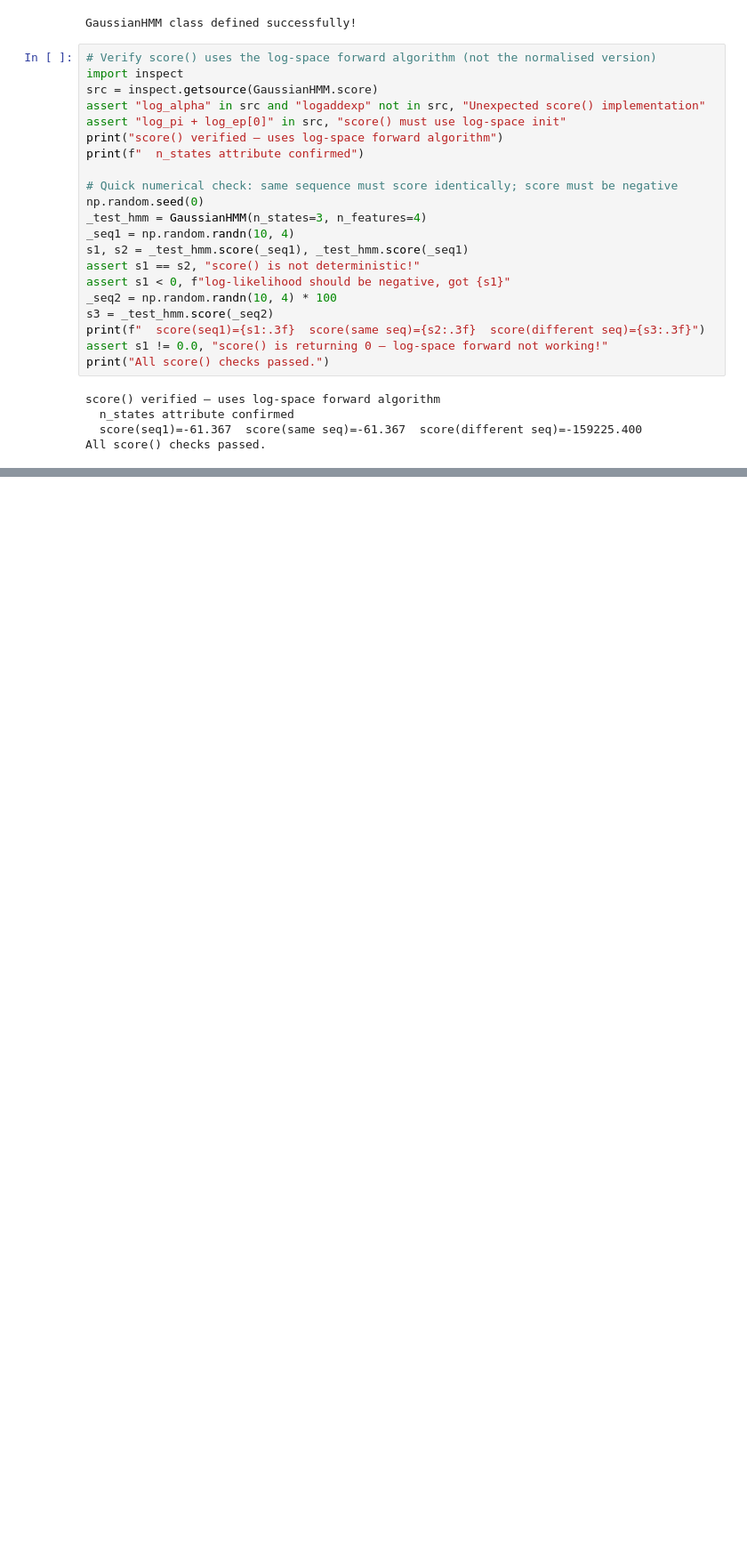
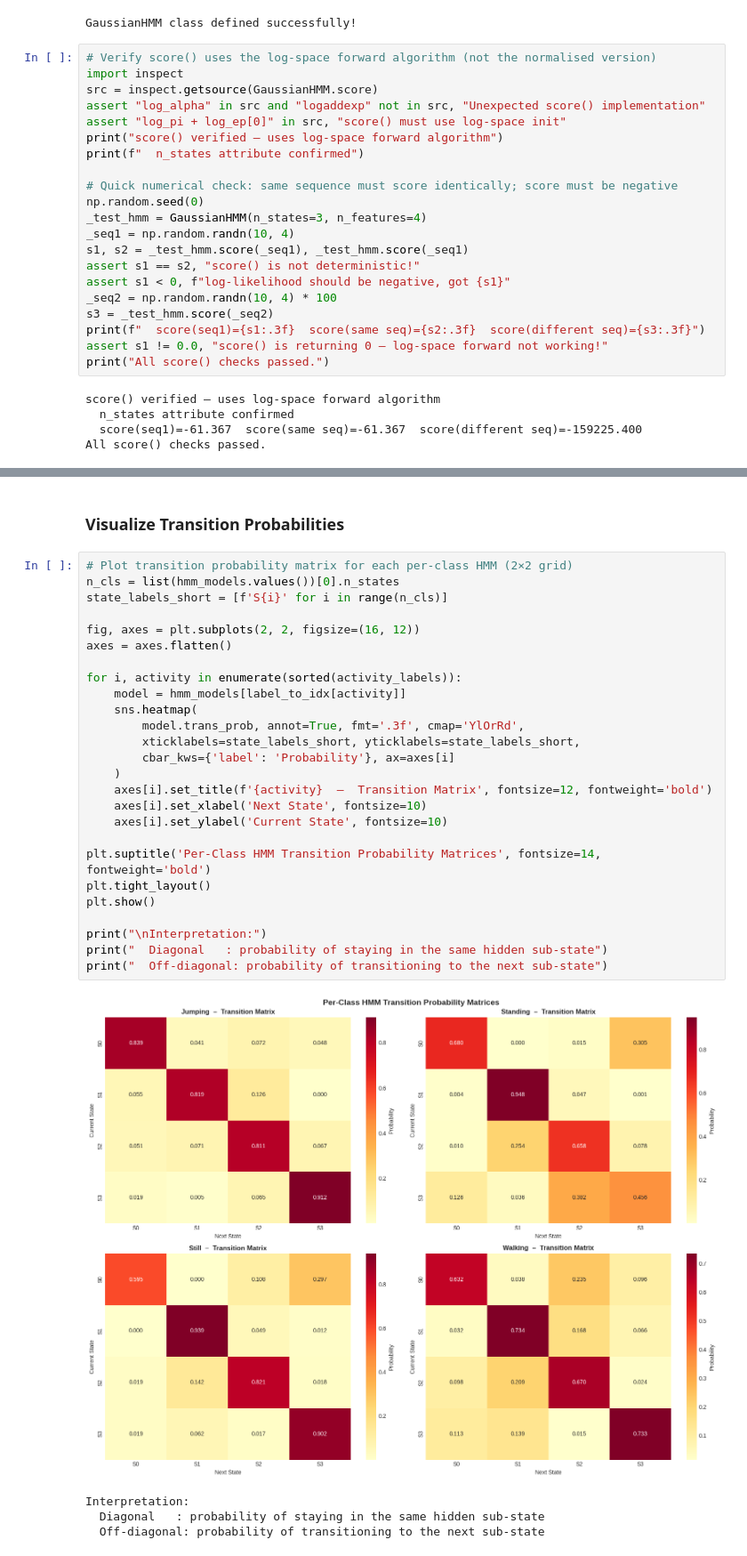
Before and after one commit to twizelissa/Hidden-Markov-Models, a Jupyter notebook: HMM_Activity_Recognition.ipynb, the cells around one changed output, grey strips where cells are left out. Shown at 89% size. Drawn from its saved outputs; the diff is of its cells as text; blank space fills up the shorter version.

Commit message:
Add per-class HMM training and transition/initial state probability visualizations

```diff
--- a/HMM_Activity_Recognition.ipynb
+++ b/HMM_Activity_Recognition.ipynb
@@ -986,0 +1056,33 @@ All score() checks passed.
+# %% [markdown]
+### Visualize Transition Probabilities
+# %%
+# Plot transition probability matrix for each per-class HMM (2×2 grid)
+n_cls = list(hmm_models.values())[0].n_states
+state_labels_short = [f'S{i}' for i in range(n_cls)]
+
+fig, axes = plt.subplots(2, 2, figsize=(16, 12))
+axes = axes.flatten()
+
+for i, activity in enumerate(sorted(activity_labels)):
+    model = hmm_models[label_to_idx[activity]]
+    sns.heatmap(
+        model.trans_prob, annot=True, fmt='.3f', cmap='YlOrRd',
+        xticklabels=state_labels_short, yticklabels=state_labels_short,
+        cbar_kws={'label': 'Probability'}, ax=axes[i]
+    )
+    axes[i].set_title(f'{activity}  –  Transition Matrix', fontsize=12, fontweight='bold')
+    axes[i].set_xlabel('Next State', fontsize=10)
+    axes[i].set_ylabel('Current State', fontsize=10)
+
+plt.suptitle('Per-Class HMM Transition Probability Matrices', fontsize=14, fontweight='bold')
+plt.tight_layout()
+plt.show()
+
+print("\nInterpretation:")
+print("  Diagonal   : probability of staying in the same hidden sub-state")
+print("  Off-diagonal: probability of transitioning to the next sub-state")
+# %% [output]
+[figure, added]
+Interpretation:
+  Diagonal   : probability of staying in the same hidden sub-state
+  Off-diagonal: probability of transitioning to the next sub-state
```
Also changed, not shown: parts of 6 cells of this notebook.
